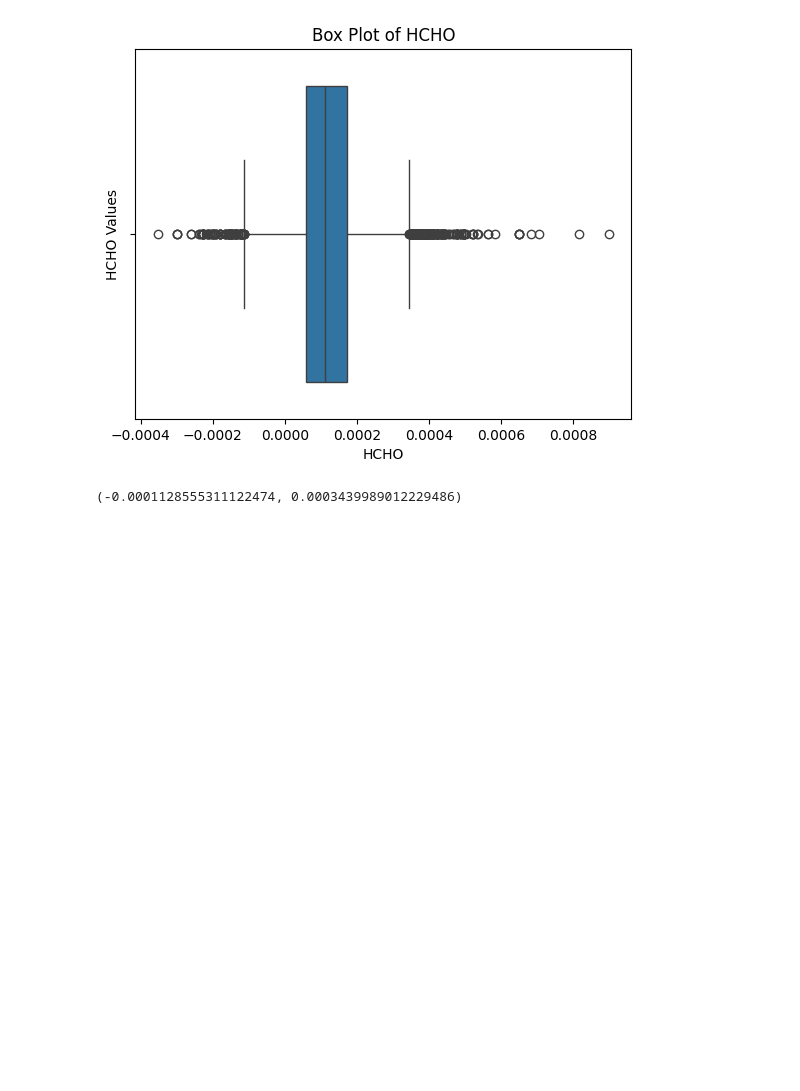
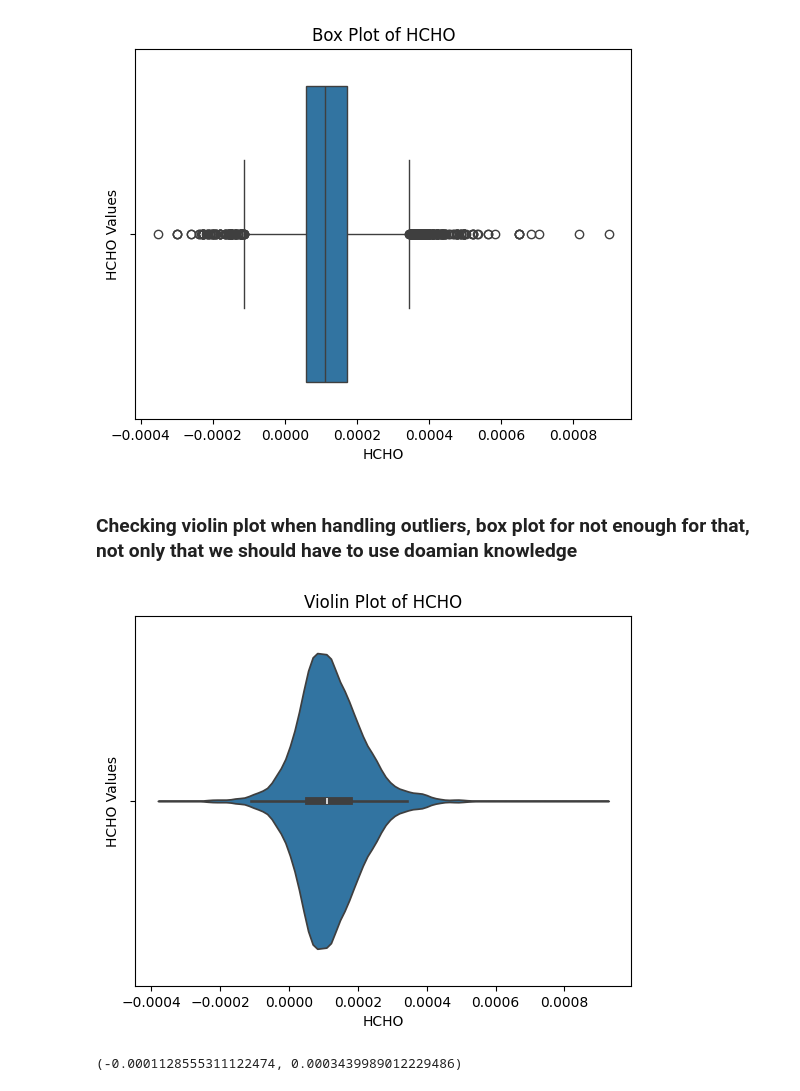
Before and after one commit to ChavinduDulaj/HCHO-Prediction-using-Data-Engineering, a Jupyter notebook: pre_processing (Q1).ipynb, the cells around one changed output. Drawn from its saved outputs; the diff is of its cells as text; code cells hidden in the pictures; blank space fills up the shorter version.

```diff
--- a/pre_processing.ipynb
+++ b/pre_processing (Q1).ipynb
@@ -320,6 +320,23 @@ plt.title('Box Plot of HCHO')
 plt.show()
 # %% [output]
 [figure]
+# %% [markdown]
+### Checking violin plot when handling outliers, box plot for not enough for that, not only that we should have to use doamian knowledge
+# %%
+# Extract the values from the DataFrame column
+column_values = pandas_df['HCHO']
+
+# Plot the violin plot
+sns.violinplot(x=column_values)
+
+# Add labels and title
+plt.ylabel('HCHO Values')
+plt.title('Violin Plot of HCHO')
+
+# Show the plot
+plt.show()
+# %% [output]
+[figure, added]
 # %%
 q1 = pandas_df['HCHO'].quantile(0.25)
 q3 = pandas_df['HCHO'].quantile(0.75)
```
Also changed, not shown: parts of 4 cells of this notebook, 2 other files.
